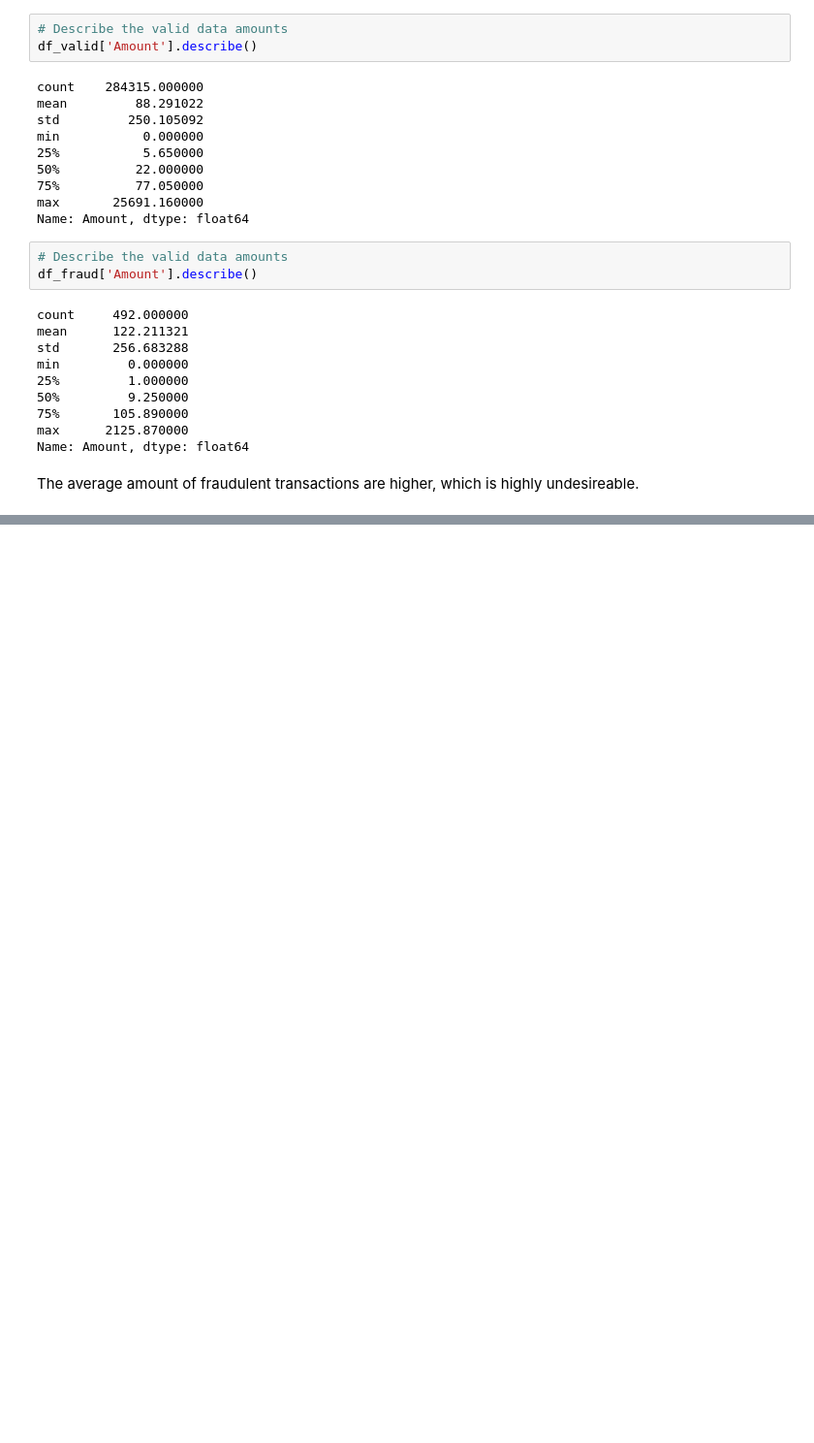
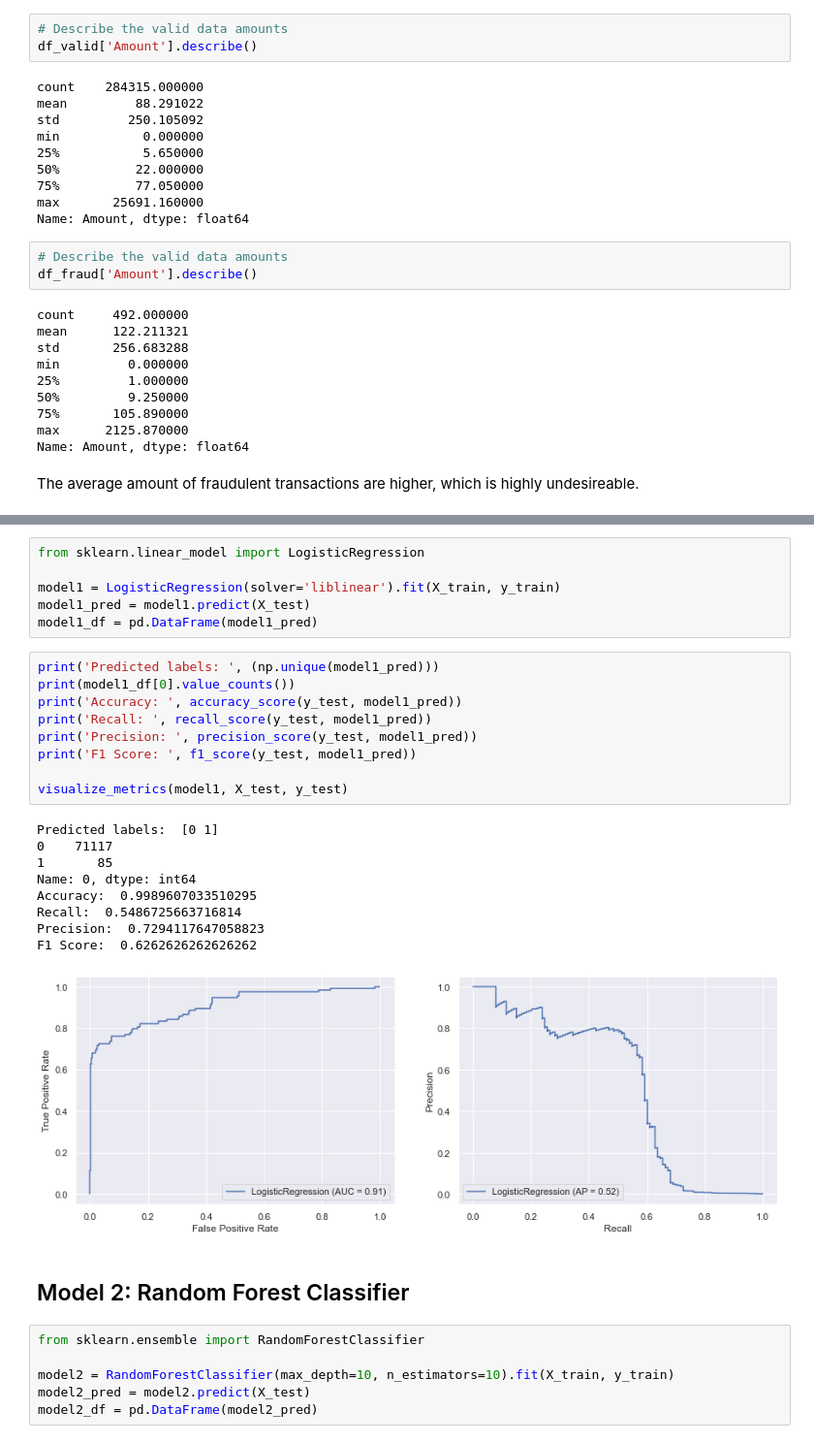
Before and after one commit to chrisjm/Credit-Card-Fraud-Analysis, a Jupyter notebook: notebooks/Capstone Two - Credit Card Fraud.ipynb, the cells around one changed output, grey strips where cells are left out. Shown at 97% size. Saved outputs shown, nothing was run; the diff lists cells and outputs as text; blank space fills up the shorter version.

```diff
--- a/notebooks/Capstone Two - Credit Card Fraud.ipynb
+++ b/notebooks/Capstone Two - Credit Card Fraud.ipynb
@@ -238,0 +311,33 @@ While there is mostly no correlation due to PCA, we do see the following slightl
+# %%
+from sklearn.linear_model import LogisticRegression
+
+model1 = LogisticRegression(solver='liblinear').fit(X_train, y_train)
+model1_pred = model1.predict(X_test)
+model1_df = pd.DataFrame(model1_pred)
+# %%
+print('Predicted labels: ', (np.unique(model1_pred)))
+print(model1_df[0].value_counts())
+print('Accuracy: ', accuracy_score(y_test, model1_pred))
+print('Recall: ', recall_score(y_test, model1_pred))
+print('Precision: ', precision_score(y_test, model1_pred))
+print('F1 Score: ', f1_score(y_test, model1_pred))
+
+visualize_metrics(model1, X_test, y_test)
+# %% [output]
+Predicted labels:  [0 1]
+0    71117
+1       85
+Name: 0, dtype: int64
+Accuracy:  0.9989607033510295
+Recall:  0.5486725663716814
+Precision:  0.7294117647058823
+F1 Score:  0.6262626262626262
+[figure, added]
+# %% [markdown]
+## Model 2: Random Forest Classifier
+# %%
+from sklearn.ensemble import RandomForestClassifier
+
+model2 = RandomForestClassifier(max_depth=10, n_estimators=10).fit(X_train, y_train)
+model2_pred = model2.predict(X_test)
+model2_df = pd.DataFrame(model2_pred)
```
Also changed, not shown: parts of 15 cells of this notebook.
